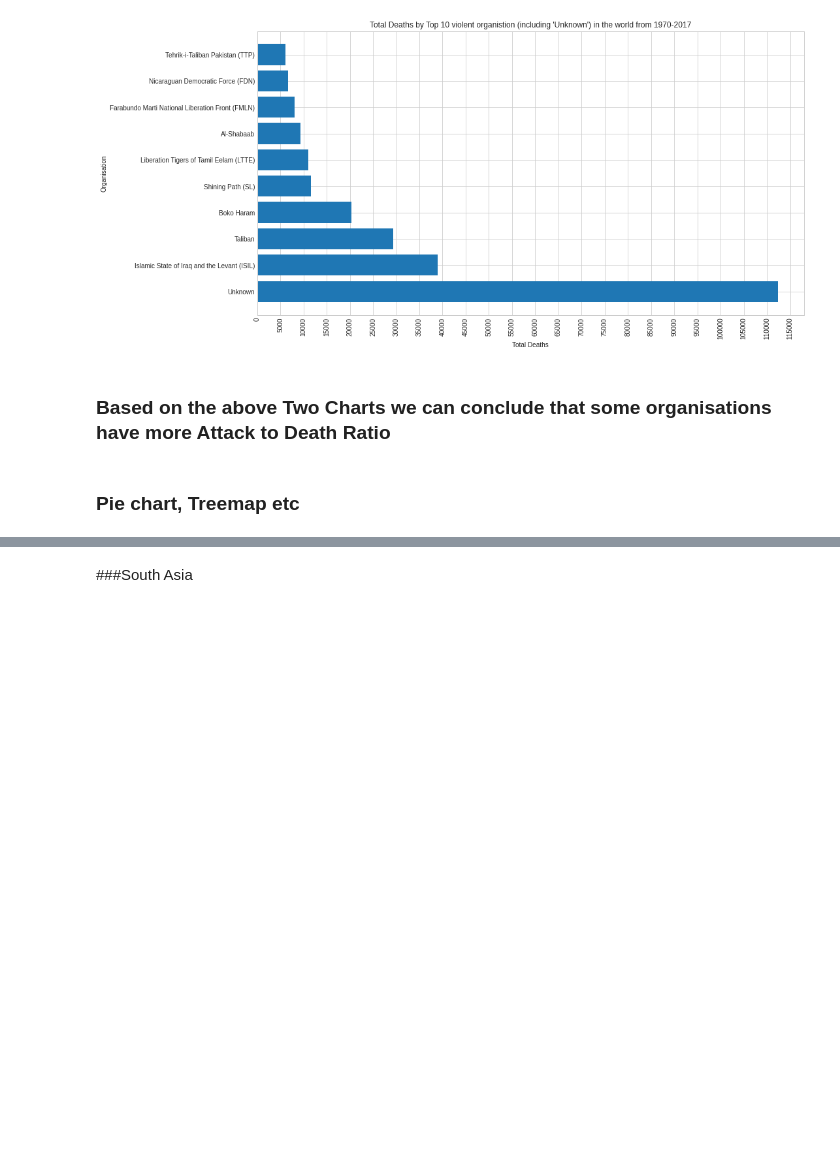
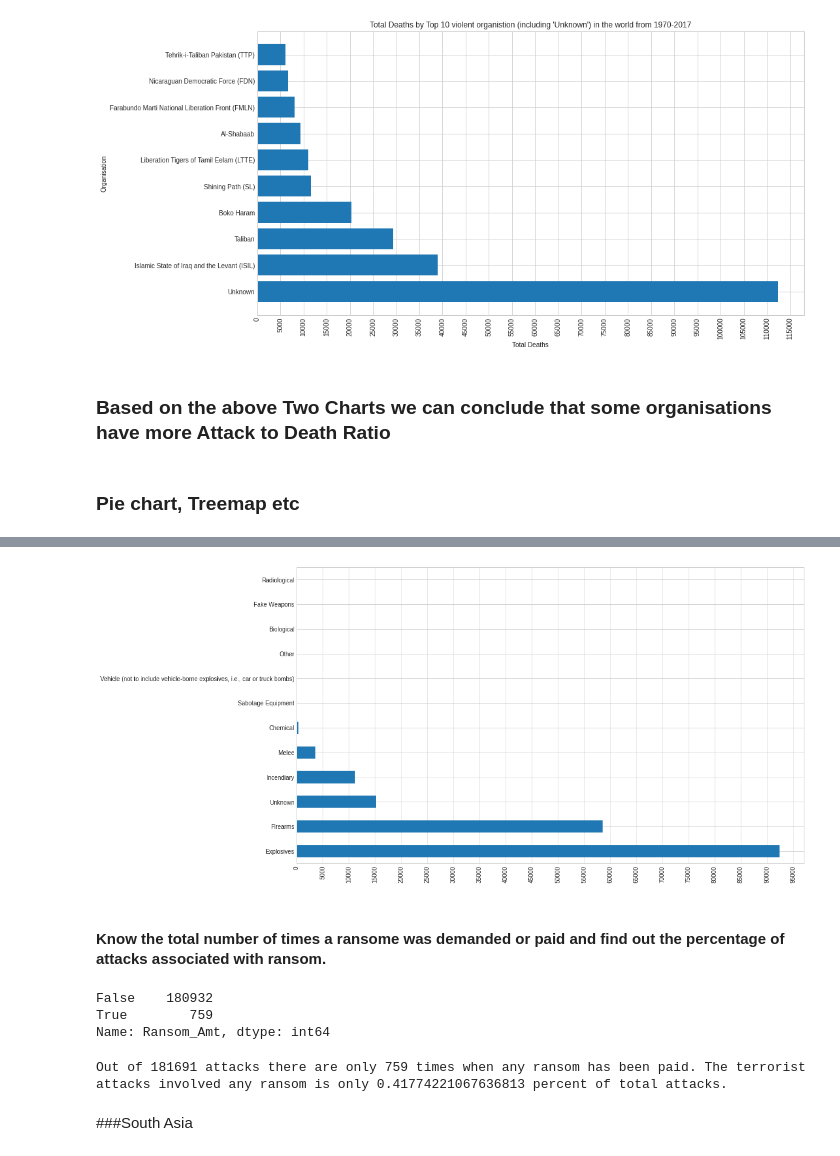
Before and after one commit to chvikas/global-terrorism-analysis, a Jupyter notebook: Global_Terrorism_Analysis_Capstone_Project.ipynb, the cells around one changed output, grey strips where cells are left out. Saved outputs shown, nothing was run; the diff lists cells and outputs as text; code cells hidden in the pictures; blank space fills up the shorter version.

```diff
--- a/Global_Terrorism_Analysis_Capstone_Project.ipynb
+++ b/Global_Terrorism_Analysis_Capstone_Project.ipynb
@@ -597,2 +577,0 @@ weapon_list
-# %%
-weapon_used_global = weapon_used_global.sort_index().values
@@ -635,3 +612,25 @@ plt.show()
+# %%
+plt.figure(figsize=(15,9))
+weapon_used_global.plot(kind='barh')
+plt.xticks(np.arange(0,100000,5000))
+plt.xticks(rotation=90)
+plt.show()
+# %% [output]
+[figure, added]
+# %% [markdown]
+#### Know the total number of times a ransome was demanded or paid and find out the percentage of attacks associated with ransom.
+# %%
+#Know how many times some ransom has been paid
+ransom_paid = gt_df['Ransom_Amt']>0
+ransom_paid.value_counts()
+# %% [output]
+False    180932
+True        759
+Name: Ransom_Amt, dtype: int64
+# %%
+print(f'Out of {len(ransom_paid)} attacks there are only {ransom_paid.value_counts()[1]} times when any ransom has been paid. The terrorist attacks involved any ransom is only {ransom_paid.value_counts()[1]*100/len(ransom_paid)} percent of total attacks. ')
+# %% [output]
+Out of 181691 attacks there are only 759 times when any ransom has been paid. The terrorist attacks involved any ransom is only 0.41774221067636813 percent of total attacks.
 # %% [markdown]
 ###South Asia
 # %%
```
Also changed, not shown: parts of 15 cells of this notebook.
